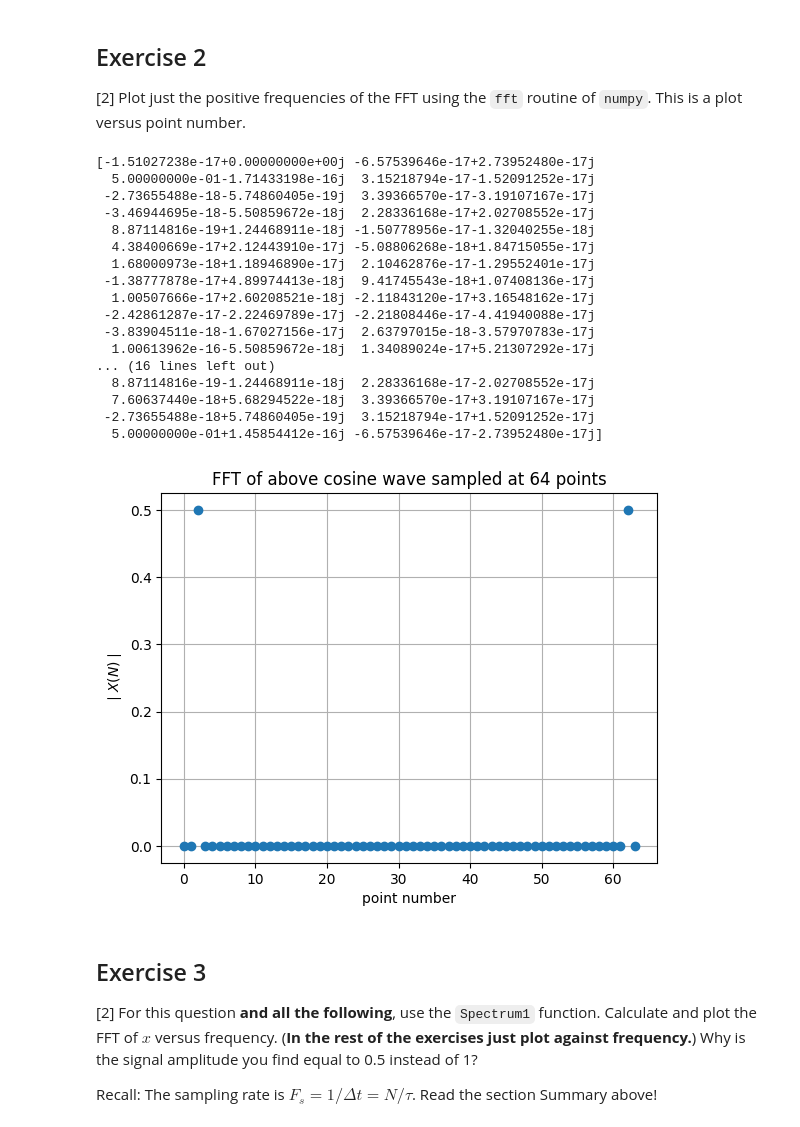
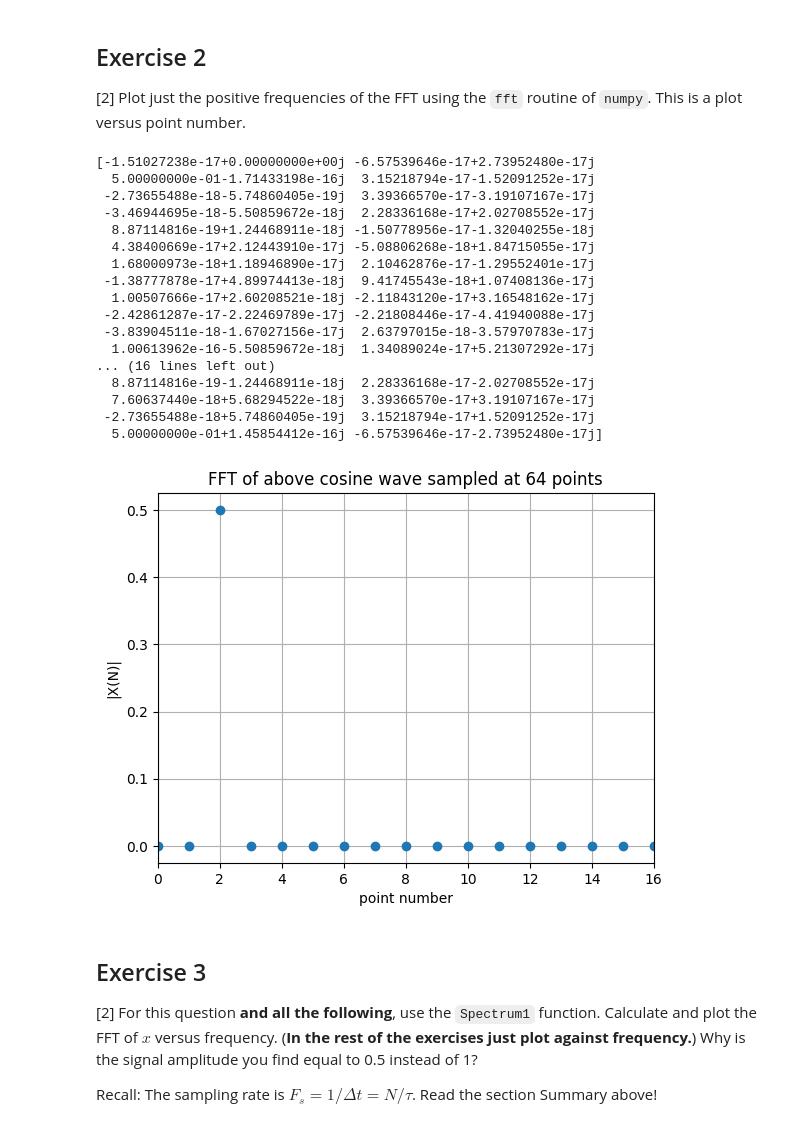
Before and after one commit to PX2145-2025/week-10-b-w-dummett, a Jupyter notebook: FFT.ipynb, the cells around one changed output. Saved outputs shown, nothing was run; the diff lists cells and outputs as text; code cells hidden in the pictures.

```diff
--- a/FFT.ipynb
+++ b/FFT.ipynb
@@ -379,30 +376,31 @@ plt.grid()
 # %%
 X = fft(x)/N # fft and normalise
 plt.plot(np.abs(X),'o')
 plt.title('FFT of above cosine wave sampled at '+str(N)+' points')
+plt.xlim(0,16)
 plt.xlabel('point number')
-plt.ylabel('$\mid X(N)\mid$')
+plt.ylabel('|X(N)|')
 plt.grid()
 print(X)
 # %% [output]
 [-1.51027238e-17+0.00000000e+00j -6.57539646e-17+2.73952480e-17j
   5.00000000e-01-1.71433198e-16j  3.15218794e-17-1.52091252e-17j
  -2.73655488e-18-5.74860405e-19j  3.39366570e-17-3.19107167e-17j
  -3.46944695e-18-5.50859672e-18j  2.28336168e-17+2.02708552e-17j
   8.87114816e-19+1.24468911e-18j -1.50778956e-17-1.32040255e-18j
   4.38400669e-17+2.12443910e-17j -5.08806268e-18+1.84715055e-17j
   1.68000973e-18+1.18946890e-17j  2.10462876e-17-1.29552401e-17j
  -1.38777878e-17+4.89974413e-18j  9.41745543e-18+1.07408136e-17j
   1.00507666e-17+2.60208521e-18j -2.11843120e-17+3.16548162e-17j
  -2.42861287e-17-2.22469789e-17j -2.21808446e-17-4.41940088e-17j
  -3.83904511e-18-1.67027156e-17j  2.63797015e-18-3.57970783e-17j
   1.00613962e-16-5.50859672e-18j  1.34089024e-17+5.21307292e-17j
 ... (16 lines left out)
   8.87114816e-19-1.24468911e-18j  2.28336168e-17-2.02708552e-17j
   7.60637440e-18+5.68294522e-18j  3.39366570e-17+3.19107167e-17j
  -2.73655488e-18+5.74860405e-19j  3.15218794e-17+1.52091252e-17j
   5.00000000e-01+1.45854412e-16j -6.57539646e-17-2.73952480e-17j]
-[figure, old version]
+[figure, new version]
 # %% [markdown]
 ## Exercise 3
 
```
Also changed, not shown: parts of 10 cells of this notebook.
